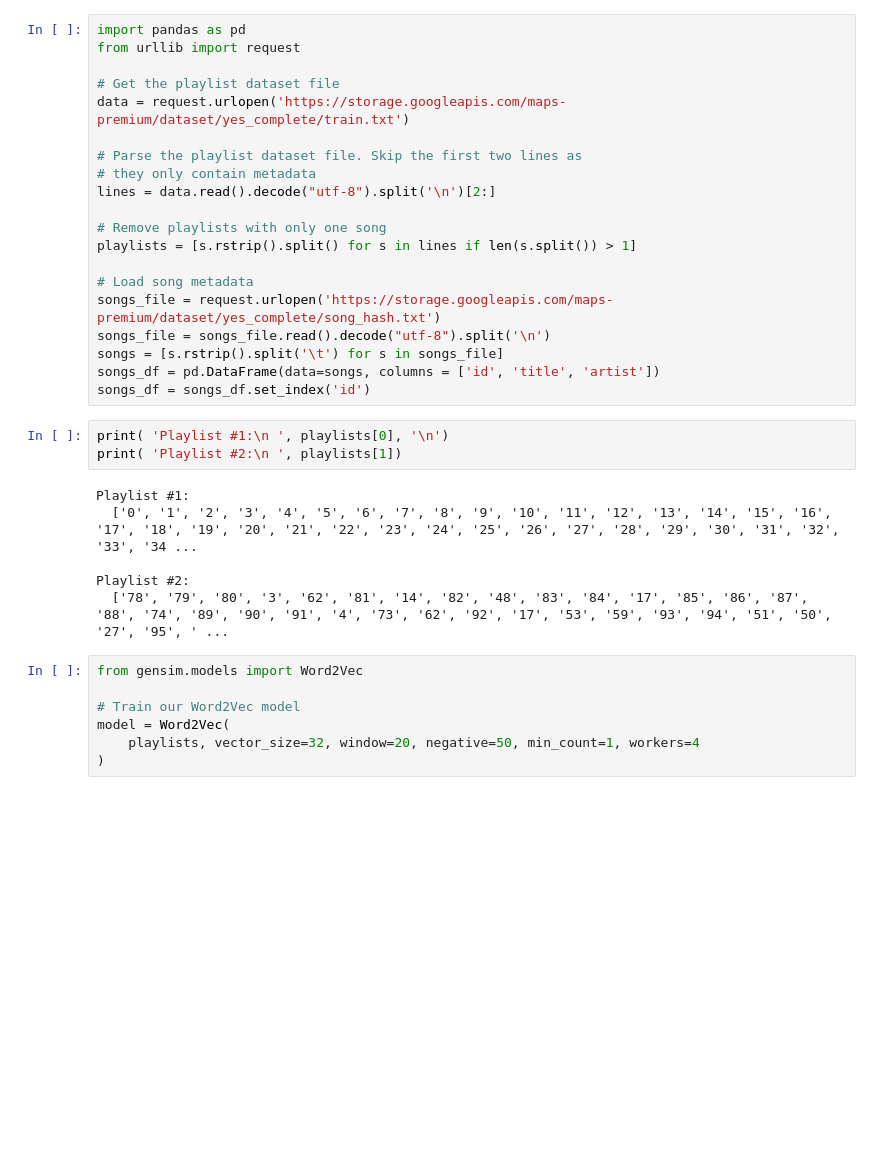
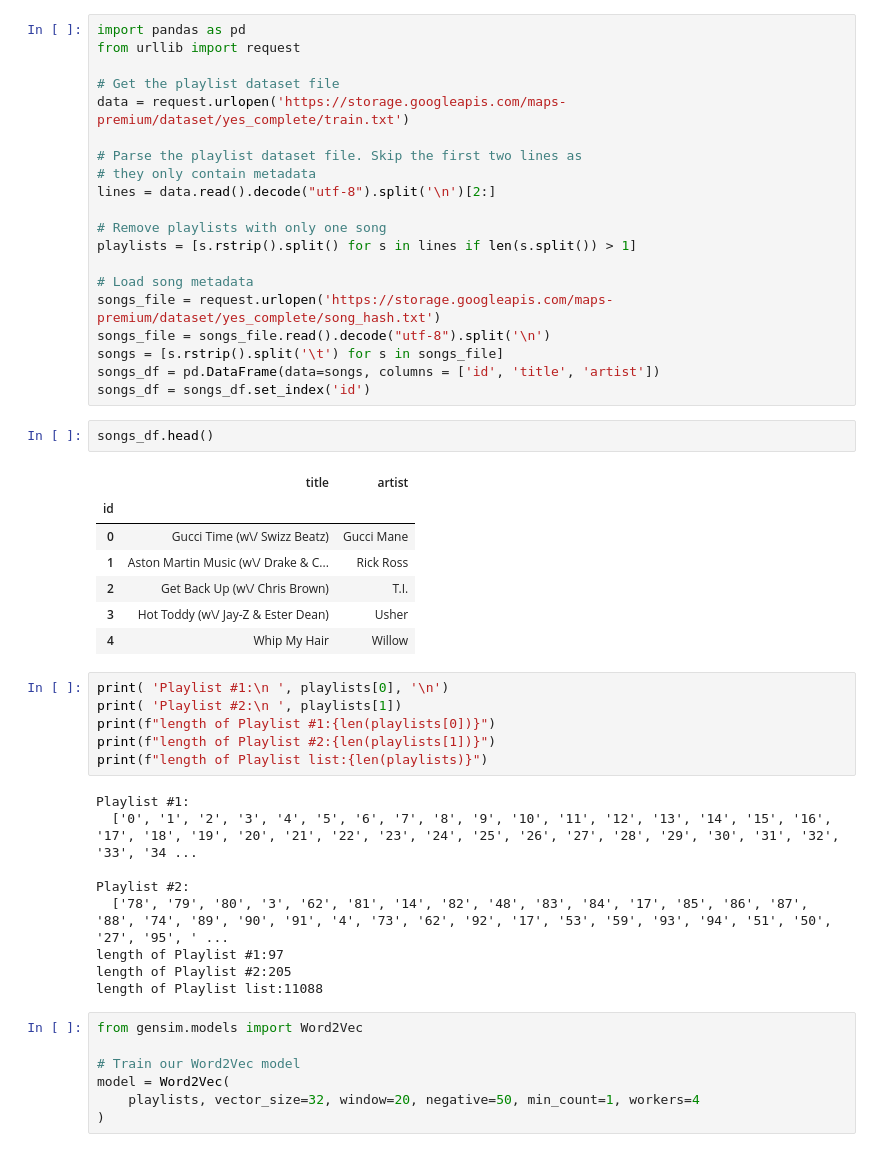
Before and after one commit to DedRec/Hands-On-Large-Language-Models, a Jupyter notebook: chapter02/Chapter 2 - Tokens and Token Embeddings.ipynb, the cells around one changed output. Drawn from its saved outputs; the diff is of its cells as text; blank space fills up the shorter version.

```diff
--- a/chapter02/Chapter 2 - Tokens and Token Embeddings.ipynb
+++ b/chapter02/Chapter 2 - Tokens and Token Embeddings.ipynb
@@ -311,15 +312,31 @@ songs_file = songs_file.read().decode("utf-8").split('\n')
 songs = [s.rstrip().split('\t') for s in songs_file]
 songs_df = pd.DataFrame(data=songs, columns = ['id', 'title', 'artist'])
 songs_df = songs_df.set_index('id')
+# %%
+songs_df.head()
+# %% [output]
+|  | title | artist |
+| id |  |  |
+| 0 | Gucci Time (w\/ Swizz Beatz) | Gucci Mane |
+| 1 | Aston Martin Music (w\/ Drake & C... | Rick Ross |
+| 2 | Get Back Up (w\/ Chris Brown) | T.I. |
+| 3 | Hot Toddy (w\/ Jay-Z & Ester Dean) | Usher |
+| 4 | Whip My Hair | Willow |
 # %%
 print( 'Playlist #1:\n ', playlists[0], '\n')
 print( 'Playlist #2:\n ', playlists[1])
+print(f"length of Playlist #1:{len(playlists[0])}")
+print(f"length of Playlist #2:{len(playlists[1])}")
+print(f"length of Playlist list:{len(playlists)}")
 # %% [output]
 Playlist #1:
   ['0', '1', '2', '3', '4', '5', '6', '7', '8', '9', '10', '11', '12', '13', '14', '15', '16', '17', '18', '19', '20', '21', '22', '23', '24', '25', '26', '27', '28', '29', '30', '31', '32', '33', '34 ...
 
 Playlist #2:
   ['78', '79', '80', '3', '62', '81', '14', '82', '48', '83', '84', '17', '85', '86', '87', '88', '74', '89', '90', '91', '4', '73', '62', '92', '17', '53', '59', '93', '94', '51', '50', '27', '95', ' ...
+length of Playlist #1:97
+length of Playlist #2:205
+length of Playlist list:11088
 # %%
 from gensim.models import Word2Vec
 
```
Also changed, not shown: parts of 19 cells of this notebook.
